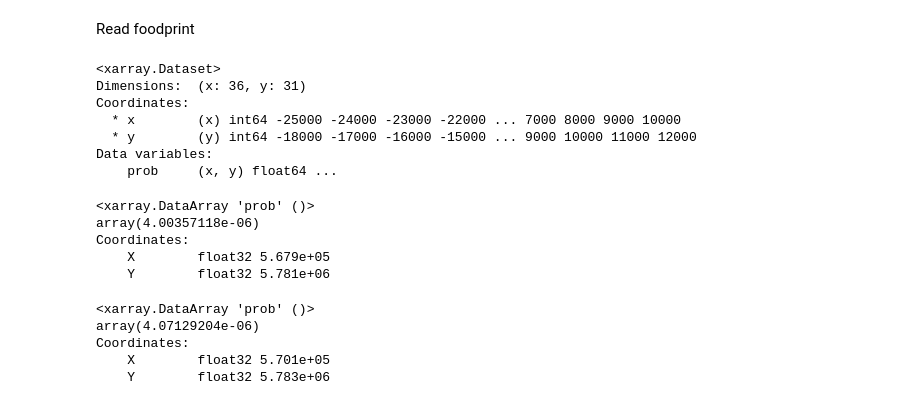
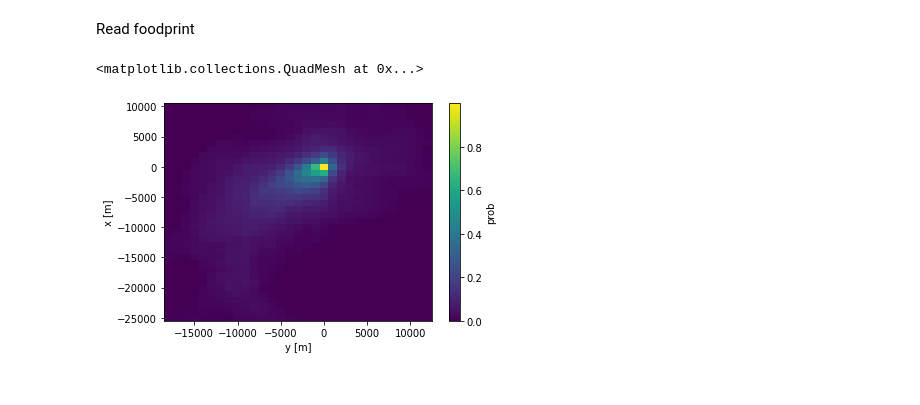
Before and after one commit to galendal/JGR17, a Jupyter notebook: all.ipynb, the cells around one changed output. Drawn from its saved outputs; the diff is of its cells as text; code cells hidden in the pictures.

```diff
--- a/all.ipynb
+++ b/all.ipynb
@@ -36,29 +36,9 @@ np.log(riskmap.prob).plot(x='X',y='Y')
 # %% [markdown]
 Read foodprint
 # %%
-newqq=xr.open_dataset('Original_Matlab/qq.nc')
-newqq
+qq=xr.open_dataset('Original_Matlab/qq.nc').load()
+qq.close()
+qq.prob.plot()
 # %% [output]
-<xarray.Dataset>
-Dimensions:  (x: 36, y: 31)
-Coordinates:
-  * x        (x) int64 -25000 -24000 -23000 -22000 ... 7000 8000 9000 10000
-  * y        (y) int64 -18000 -17000 -16000 -15000 ... 9000 10000 11000 12000
-Data variables:
-    prob     (x, y) float64 ...
+<matplotlib.collections.QuadMesh at 0x...>
+[figure, added]
-# %%
-riskmap.prob[20,10]
-# %% [output]
-<xarray.DataArray 'prob' ()>
-array(4.00357118e-06)
-Coordinates:
-    X        float32 5.679e+05
-    Y        float32 5.781e+06
-# %%
-riskmap.prob[10,1000]
-# %% [output]
-<xarray.DataArray 'prob' ()>
-array(4.07129204e-06)
-Coordinates:
-    X        float32 5.701e+05
-    Y        float32 5.783e+06
```
Also changed, not shown: parts of 11 cells of this notebook.
